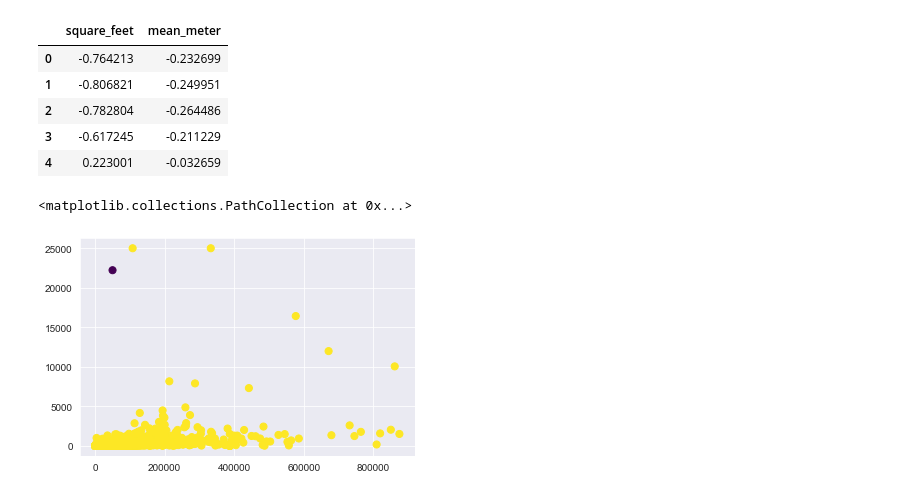
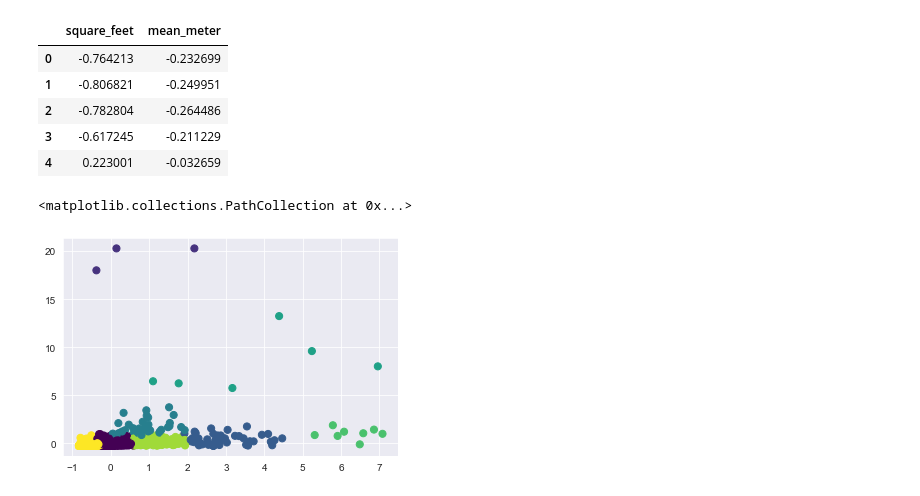
Before and after one commit to jcanque777/ASHRAEenergyprediction, a Jupyter notebook: KNN.ipynb, the cells around one changed output. Saved outputs shown, nothing was run; the diff lists cells and outputs as text; code cells hidden in the pictures.

```diff
--- a/KNN.ipynb
+++ b/KNN.ipynb
@@ -209,9 +194,9 @@ df_features.head()
 | 3 | -0.617245 | -0.211229 |
 | 4 | 0.223001 | -0.032659 |
 # %%
-df['building_groups'] = kmeans.predict(df)
+df['building_groups'] = kmeans.predict(df_features)
 # %%
-plt.scatter(df['square_feet'], df['mean_meter'], c=df['building_groups'], s=50, cmap='viridis')
+plt.scatter(df_features['square_feet'], df_features['mean_meter'], c=df['building_groups'], s=50, cmap='viridis')
 # %% [output]
 <matplotlib.collections.PathCollection at 0x...>
-[figure, old version]
+[figure, new version]
```
Also changed, not shown: parts of 9 cells of this notebook.
